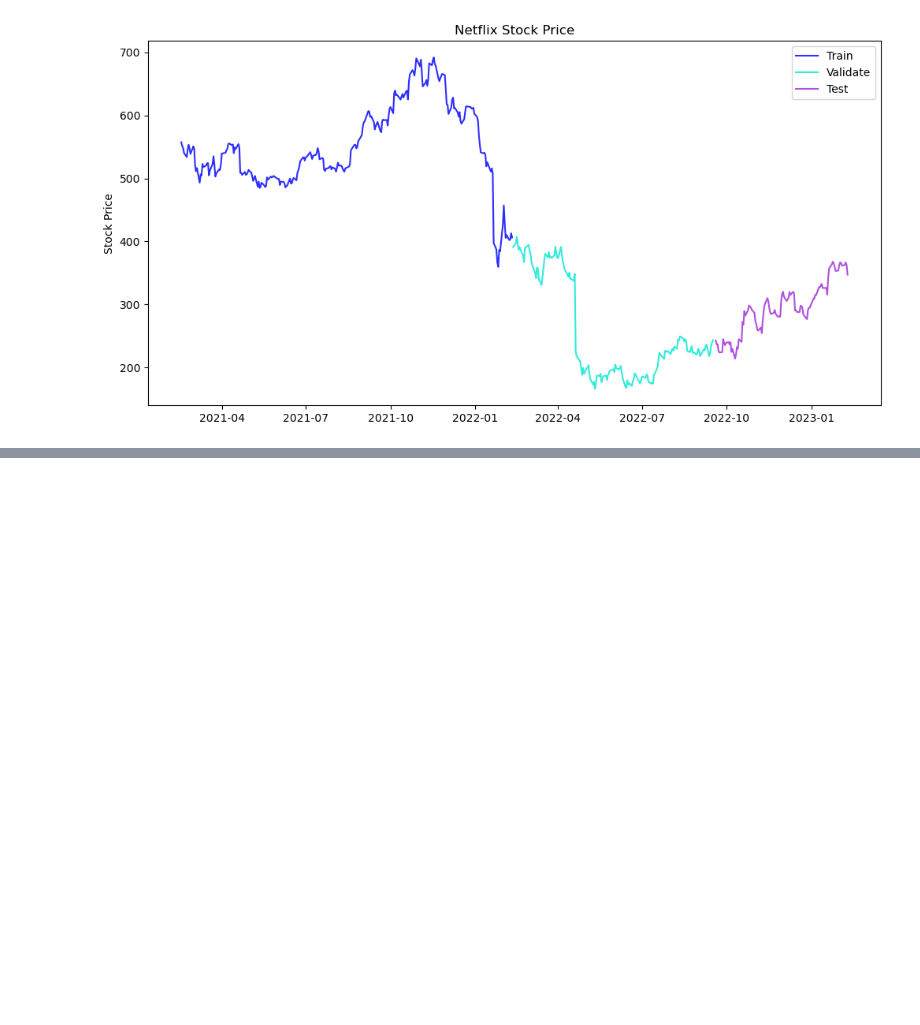
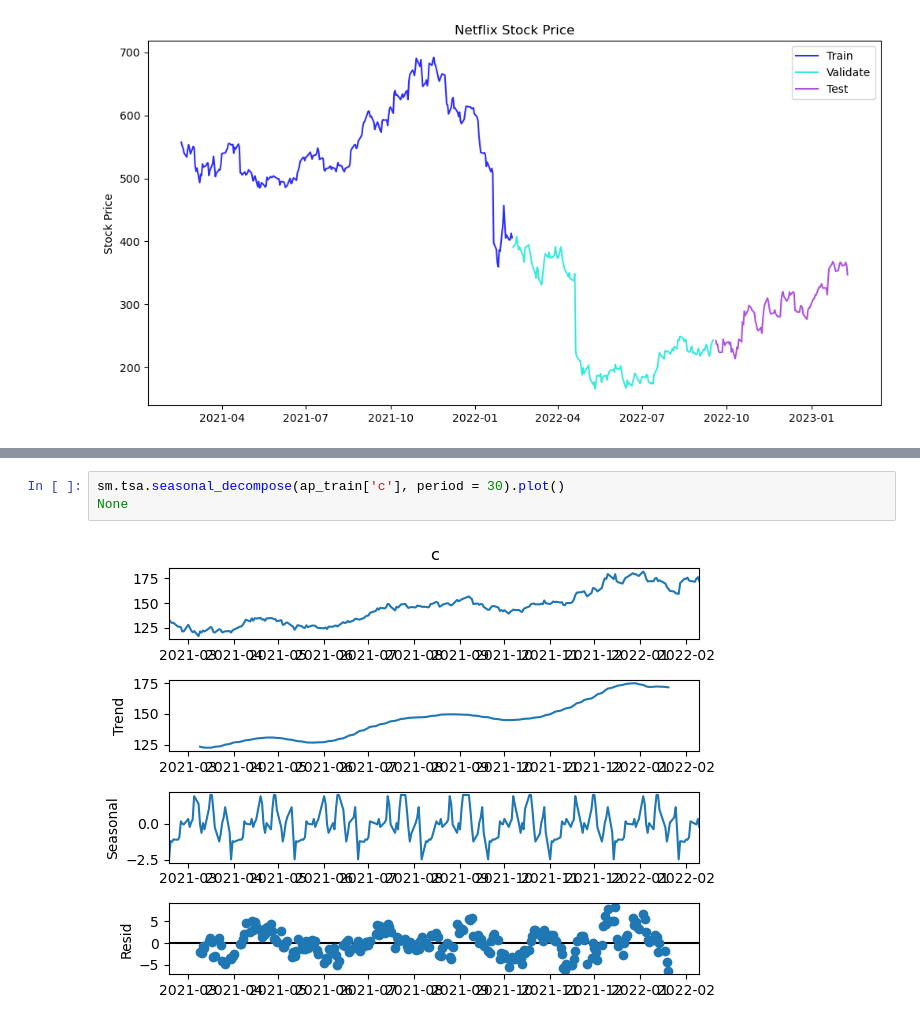
Before and after one commit to akonstans/individual_project, a Jupyter notebook: explore.ipynb, the cells around one changed output, grey strips where cells are left out. Cells and saved outputs as stored; diff of their text form; blank space fills up the shorter version.

```diff
--- a/explore.ipynb
+++ b/explore.ipynb
@@ -69,0 +89,5 @@ plt.show()
+# %%
+sm.tsa.seasonal_decompose(ap_train['c'], period = 30).plot()
+None
+# %% [output]
+[figure, added]
```
Also changed, not shown: parts of 46 cells of this notebook, 1 other file.
